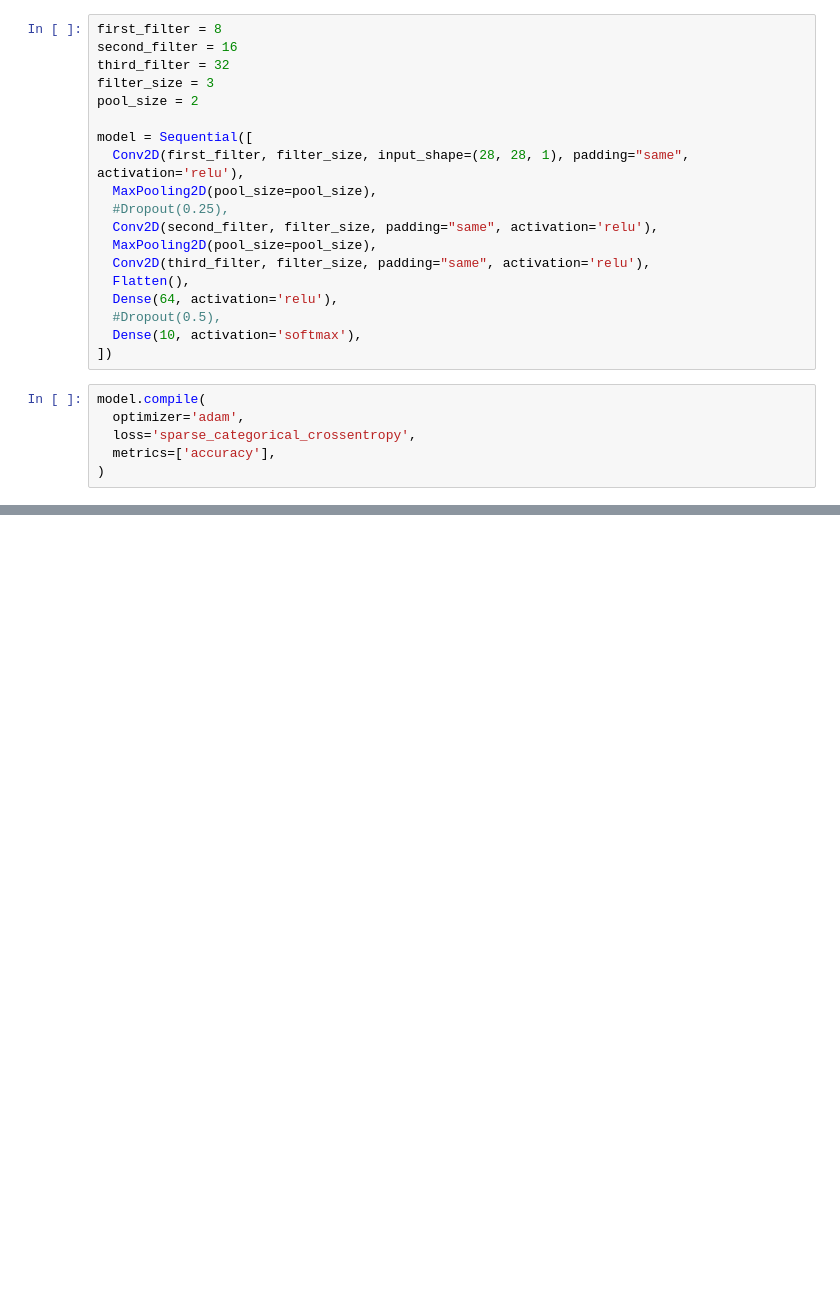
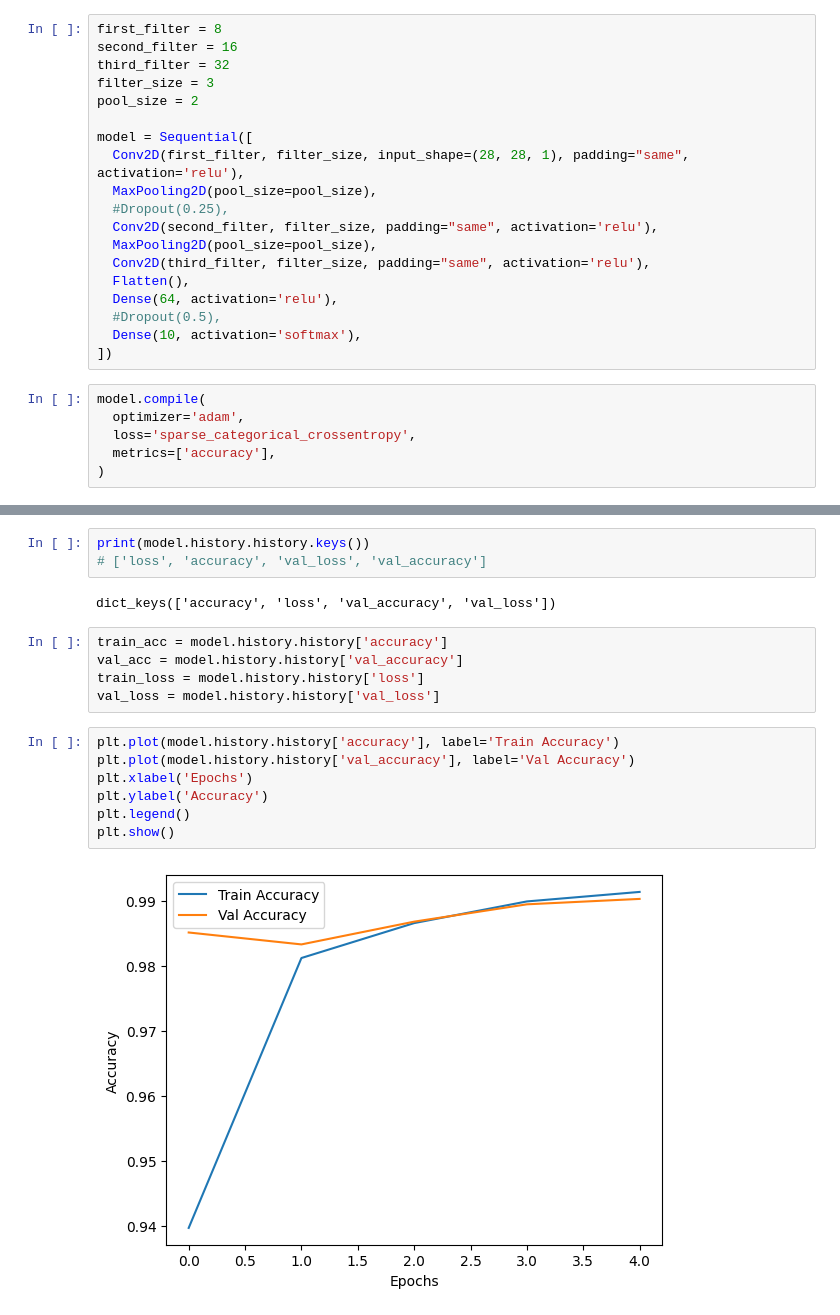
Before and after one commit to TisSeferi/proj1_hci, a Jupyter notebook: proj1.ipynb, the cells around one changed output, grey strips where cells are left out. Drawn from its saved outputs; the diff is of its cells as text; blank space fills up the shorter version.

```diff
--- a/proj1.ipynb
+++ b/proj1.ipynb
@@ -73 +73,20 @@ Epoch 5/5
 <keras.src.callbacks.history.History at 0x...>
+# %%
+print(model.history.history.keys())
+# ['loss', 'accuracy', 'val_loss', 'val_accuracy']
+# %% [output]
+dict_keys(['accuracy', 'loss', 'val_accuracy', 'val_loss'])
+# %%
+train_acc = model.history.history['accuracy']
+val_acc = model.history.history['val_accuracy']
+train_loss = model.history.history['loss']
+val_loss = model.history.history['val_loss']
+# %%
+plt.plot(model.history.history['accuracy'], label='Train Accuracy')
+plt.plot(model.history.history['val_accuracy'], label='Val Accuracy')
+plt.xlabel('Epochs')
+plt.ylabel('Accuracy')
+plt.legend()
+plt.show()
+# %% [output]
+[figure, added]
```
Also changed, not shown: parts of 4 cells of this notebook.
